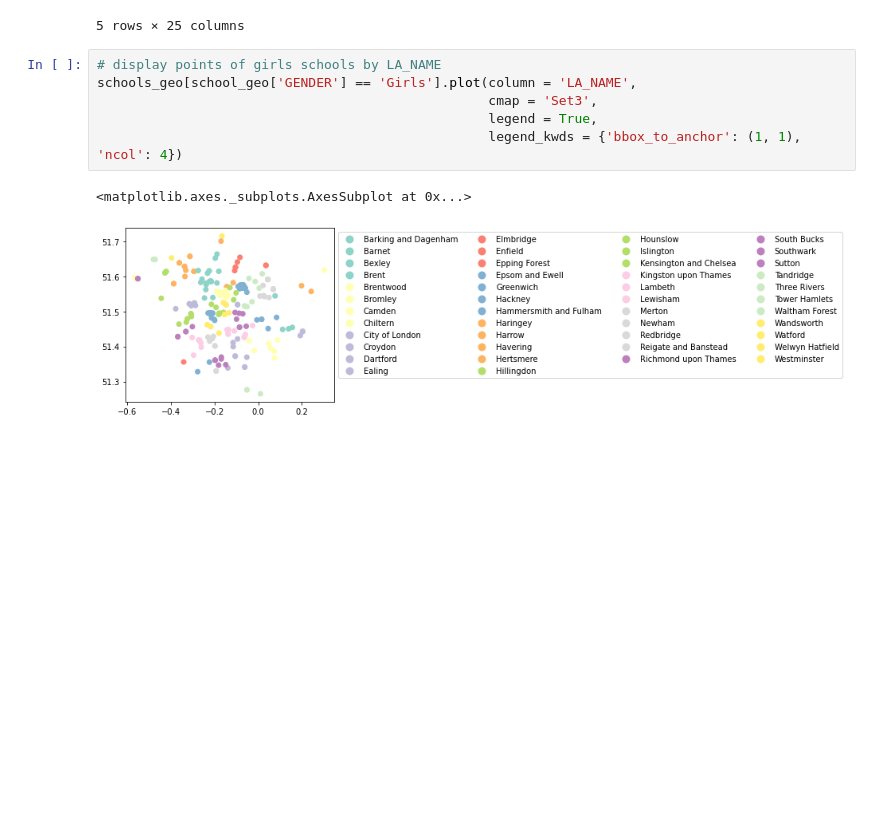
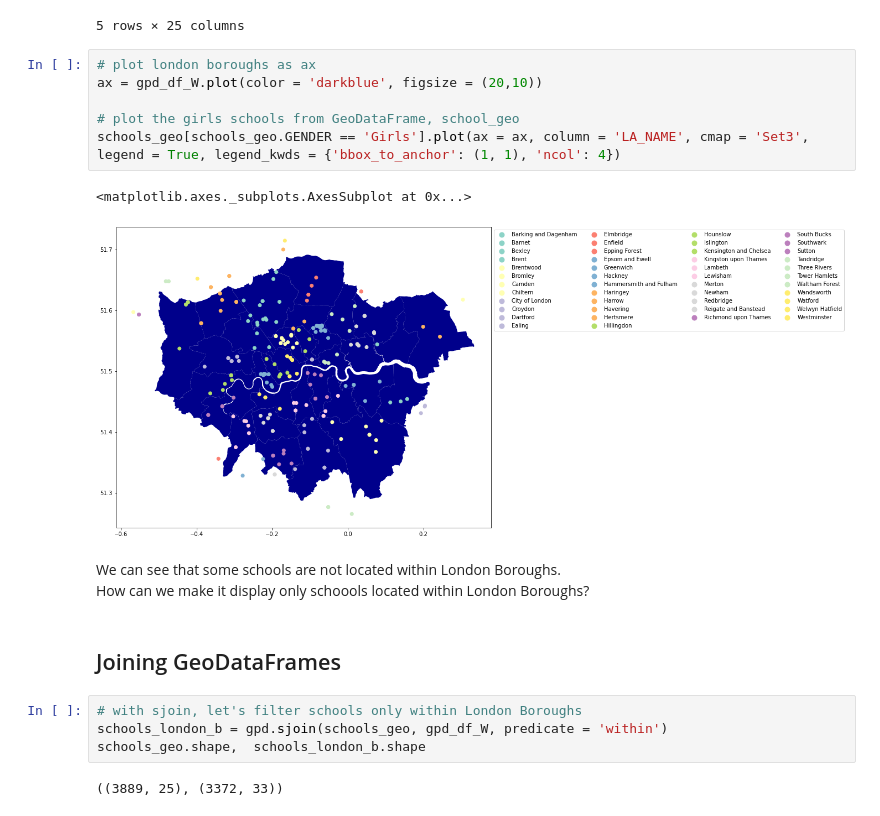
Before and after one commit to ttcielott/geospatial_visualization_london_property, a Jupyter notebook: London_Property_Market_Trend.ipynb, the cells around one changed output. Saved outputs shown, nothing was run; the diff lists cells and outputs as text; blank space fills up the shorter version.

```diff
--- a/London_Property_Market_Trend.ipynb
+++ b/London_Property_Market_Trend.ipynb
@@ -314,11 +337,22 @@ schools_geo.head()
 | 4 | 5 | 100042 | St Mary's Kilburn Church of Engla... | Voluntary Aided School | Primary | Quex Road | London | NW6 4PG | Open | Mixed | ... |
 5 rows × 25 columns
 # %%
-# display points of girls schools by LA_NAME
-schools_geo[school_geo['GENDER'] == 'Girls'].plot(column = 'LA_NAME',
-                                                  cmap = 'Set3',
-                                                  legend = True,
-                                                  legend_kwds = {'bbox_to_anchor': (1, 1), 'ncol': 4})
+# plot london boroughs as ax
+ax = gpd_df_W.plot(color = 'darkblue', figsize = (20,10))
+
+# plot the girls schools from GeoDataFrame, school_geo
+schools_geo[schools_geo.GENDER == 'Girls'].plot(ax = ax, column = 'LA_NAME', cmap = 'Set3', legend = True, legend_kwds = {'bbox_to_anchor': (1, 1), 'ncol': 4})
 # %% [output]
 <matplotlib.axes._subplots.AxesSubplot at 0x...>
-[figure, old version]
+[figure, new version]
+# %% [markdown]
+We can see that some schools are not located within London Boroughs.
+<br> How can we make it display only schoools located within London Boroughs?
+# %% [markdown]
+## Joining GeoDataFrames
+# %%
+# with sjoin, let's filter schools only within London Boroughs
+schools_london_b = gpd.sjoin(schools_geo, gpd_df_W, predicate = 'within')
+schools_geo.shape,  schools_london_b.shape
+# %% [output]
+((3889, 25), (3372, 33))
```
Also changed, not shown: parts of 68 cells of this notebook.
